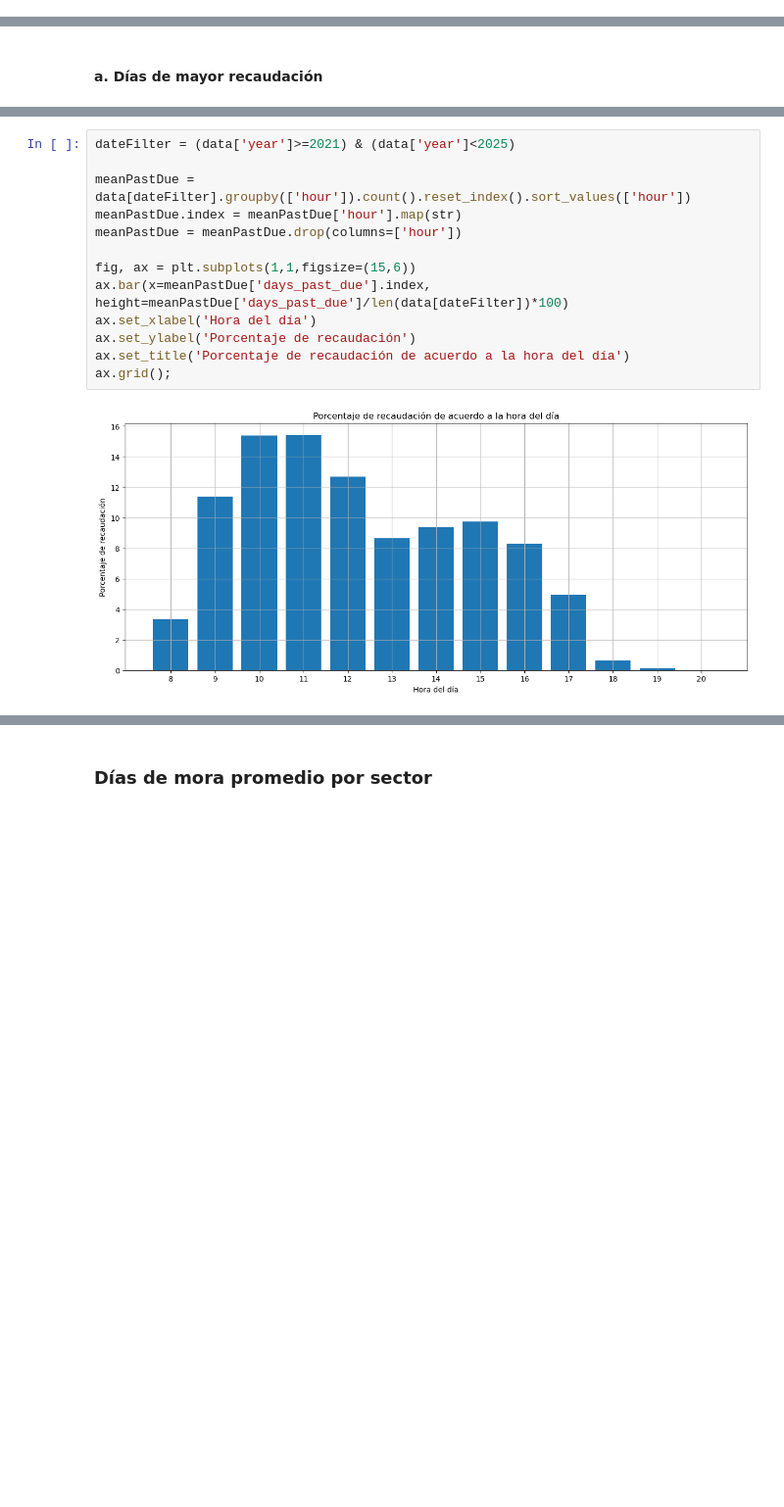
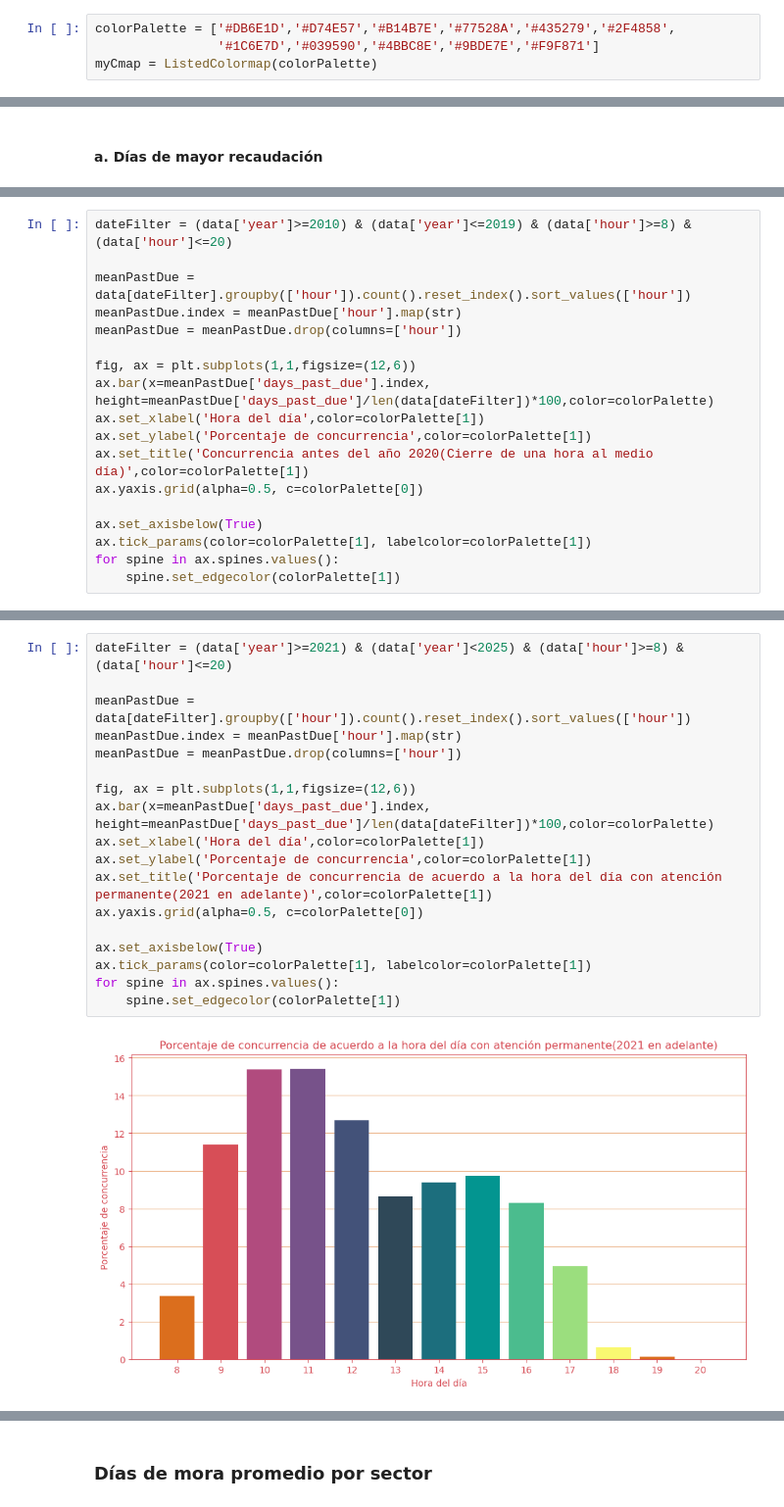
Before and after one commit to orlandoch/mora_ml, a Jupyter notebook: main.ipynb, the cells around one changed output, grey strips where cells are left out. Shown at 98% size. Cells and saved outputs as stored; diff of their text form; blank space fills up the shorter version.

```diff
--- a/main.ipynb
+++ b/main.ipynb
@@ -244,0 +278,4 @@ data.corr()
+# %%
+colorPalette = ['#DB6E1D','#D74E57','#B14B7E','#77528A','#435279','#2F4858',
+                '#1C6E7D','#039590','#4BBC8E','#9BDE7E','#F9F871']
+myCmap = ListedColormap(colorPalette)
@@ -310,0 +406,18 @@ ax.grid();
+# %%
+dateFilter = (data['year']>=2010) & (data['year']<=2019) & (data['hour']>=8) & (data['hour']<=20)
+
+meanPastDue = data[dateFilter].groupby(['hour']).count().reset_index().sort_values(['hour'])
+meanPastDue.index = meanPastDue['hour'].map(str)
+meanPastDue = meanPastDue.drop(columns=['hour'])
+
+fig, ax = plt.subplots(1,1,figsize=(12,6))
+ax.bar(x=meanPastDue['days_past_due'].index, height=meanPastDue['days_past_due']/len(data[dateFilter])*100,color=colorPalette)
+ax.set_xlabel('Hora del día',color=colorPalette[1])
+ax.set_ylabel('Porcentaje de concurrencia',color=colorPalette[1])
+ax.set_title('Concurrencia antes del año 2020(Cierre de una hora al medio día)',color=colorPalette[1])
+ax.yaxis.grid(alpha=0.5, c=colorPalette[0])
+
+ax.set_axisbelow(True)
+ax.tick_params(color=colorPalette[1], labelcolor=colorPalette[1])
+for spine in ax.spines.values():
+    spine.set_edgecolor(colorPalette[1])
@@ -311,15 +426,20 @@ ax.grid();
 # %%
-dateFilter = (data['year']>=2021) & (data['year']<2025)
+dateFilter = (data['year']>=2021) & (data['year']<2025) & (data['hour']>=8) & (data['hour']<=20)
 
 meanPastDue = data[dateFilter].groupby(['hour']).count().reset_index().sort_values(['hour'])
 meanPastDue.index = meanPastDue['hour'].map(str)
 meanPastDue = meanPastDue.drop(columns=['hour'])
 
-fig, ax = plt.subplots(1,1,figsize=(15,6))
-ax.bar(x=meanPastDue['days_past_due'].index, height=meanPastDue['days_past_due']/len(data[dateFilter])*100)
-ax.set_xlabel('Hora del día')
-ax.set_ylabel('Porcentaje de recaudación')
-ax.set_title('Porcentaje de recaudación de acuerdo a la hora del día')
-ax.grid();
+fig, ax = plt.subplots(1,1,figsize=(12,6))
+ax.bar(x=meanPastDue['days_past_due'].index, height=meanPastDue['days_past_due']/len(data[dateFilter])*100,color=colorPalette)
+ax.set_xlabel('Hora del día',color=colorPalette[1])
+ax.set_ylabel('Porcentaje de concurrencia',color=colorPalette[1])
+ax.set_title('Porcentaje de concurrencia de acuerdo a la hora del día con atención permanente(2021 en adelante)',color=colorPalette[1])
+ax.yaxis.grid(alpha=0.5, c=colorPalette[0])
+
+ax.set_axisbelow(True)
+ax.tick_params(color=colorPalette[1], labelcolor=colorPalette[1])
+for spine in ax.spines.values():
+    spine.set_edgecolor(colorPalette[1])
 # %% [output]
-[figure, old version]
+[figure, new version]
```
Also changed, not shown: parts of 49 cells of this notebook.
